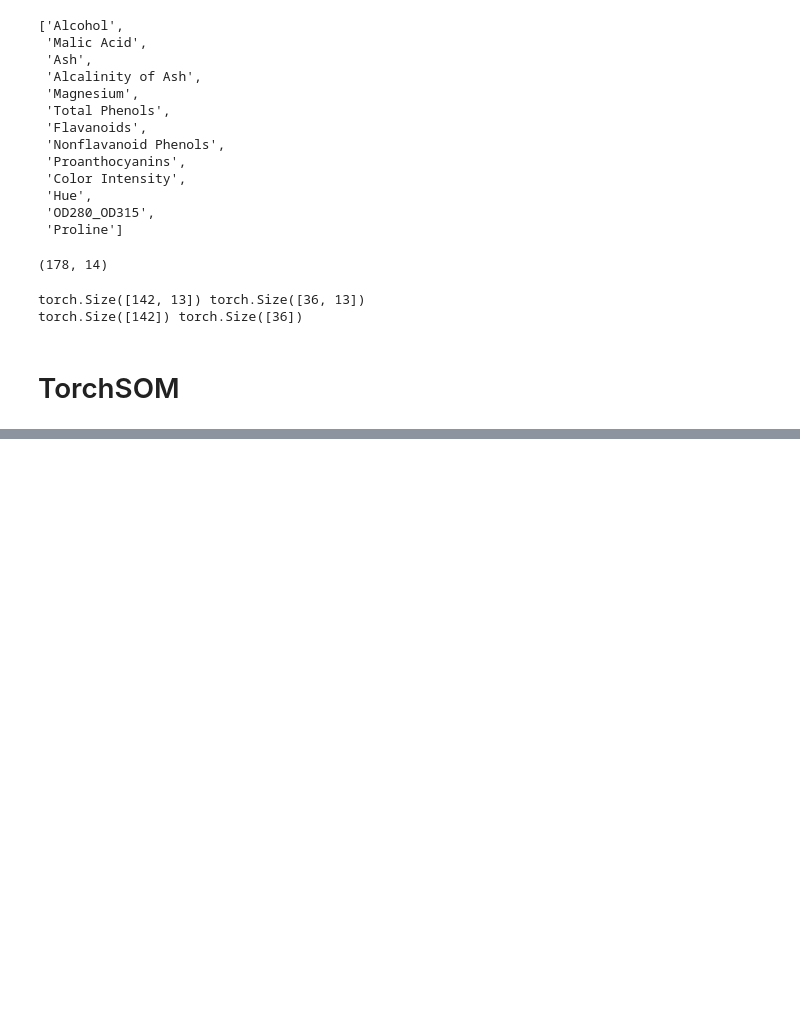
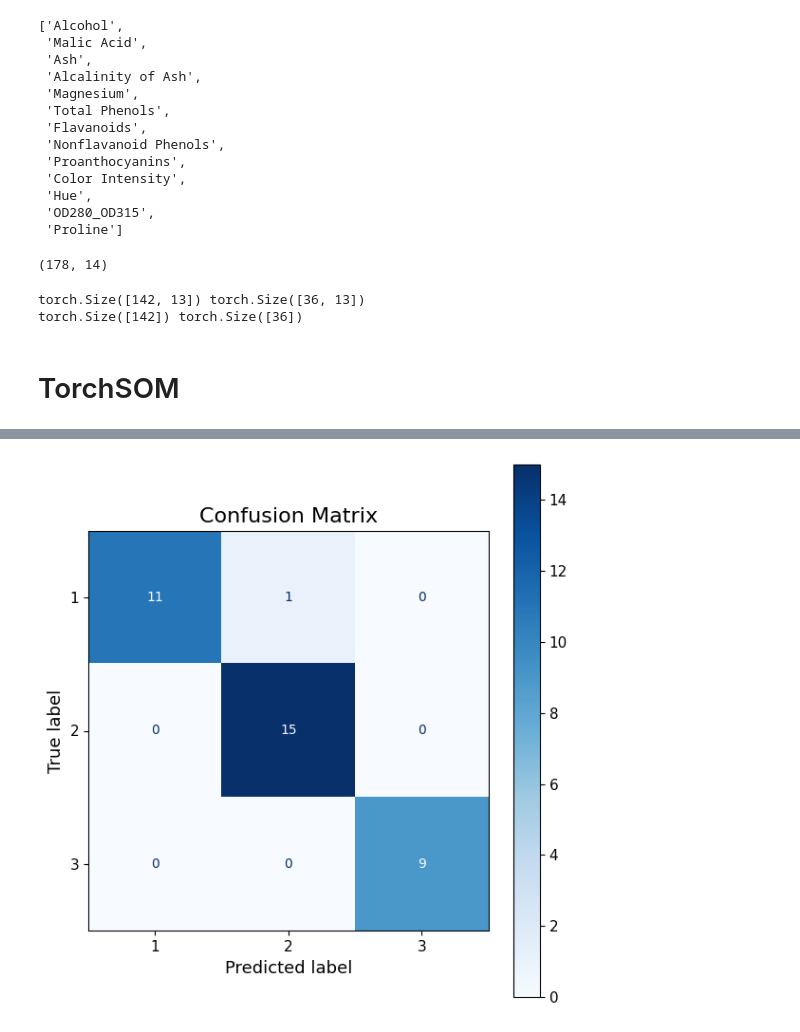
Before and after one commit to michelin/TorchSOM, a Jupyter notebook: notebooks/wine.ipynb, the cells around one changed output, grey strips where cells are left out. Cells and saved outputs as stored; diff of their text form; code cells hidden in the pictures; blank space fills up the shorter version.

```diff
--- a/notebooks/wine.ipynb
+++ b/notebooks/wine.ipynb
@@ -147,0 +204,13 @@ visualizer.plot_component_planes(
+# %%
+y_pred = np.array(predictions)
+y_true = test_targets.numpy()
+
+# accuracy = accuracy_score(y_true, y_pred)
+# precision = precision_score(y_true, y_pred, average='macro') # or 'weighted' or 'micro'
+# recall = recall_score(y_true, y_pred, average='macro')
+# f1 = f1_score(y_true, y_pred, average='macro') # or 'weighted' or 'micro'
+
+# print(f"Accuracy: {accuracy:.4f}")
+# print(f"Precision: {precision:.4f}")
+# print(f"Recall (Rappel): {recall:.4f}")
+# print(f"F1 Score: {f1:.4f}")
@@ -147,0 +232,11 @@ visualizer.plot_component_planes(
+# %%
+cm = confusion_matrix(y_true, y_pred)
+disp = ConfusionMatrixDisplay(confusion_matrix=cm, display_labels=[1, 2, 3])
+fig, ax = plt.subplots(figsize=(6, 6))
+disp.plot(ax=ax, cmap='Blues', values_format='d')
+plt.title("Confusion Matrix")
+plt.grid(False)
+plt.tight_layout()
+plt.show()
+# %% [output]
+[figure, added]
```
Also changed, not shown: parts of 4 cells of this notebook, 41 other files.
